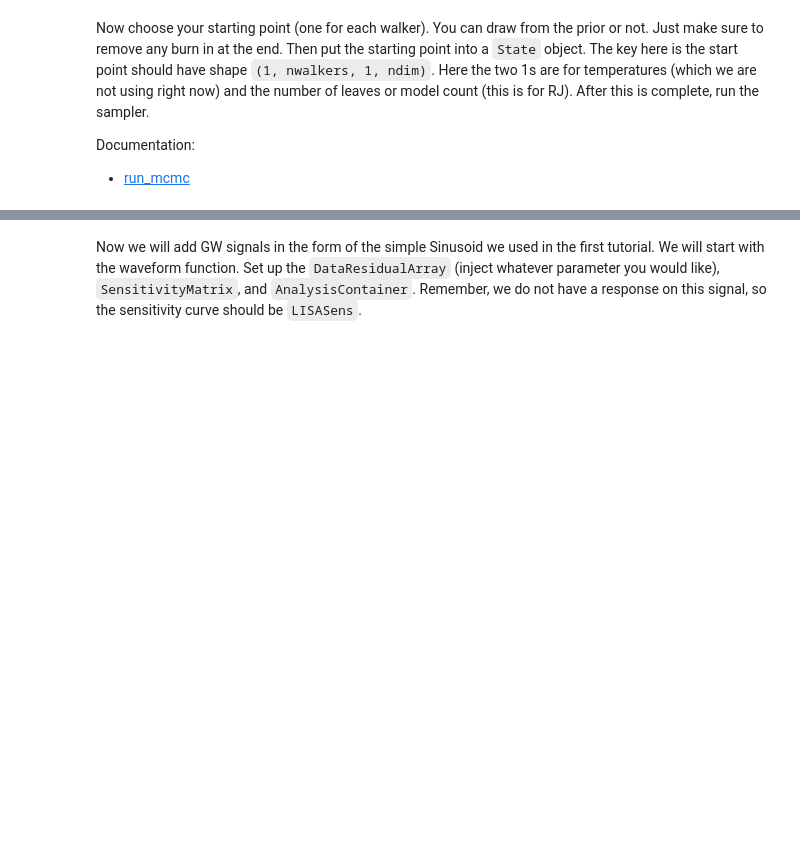
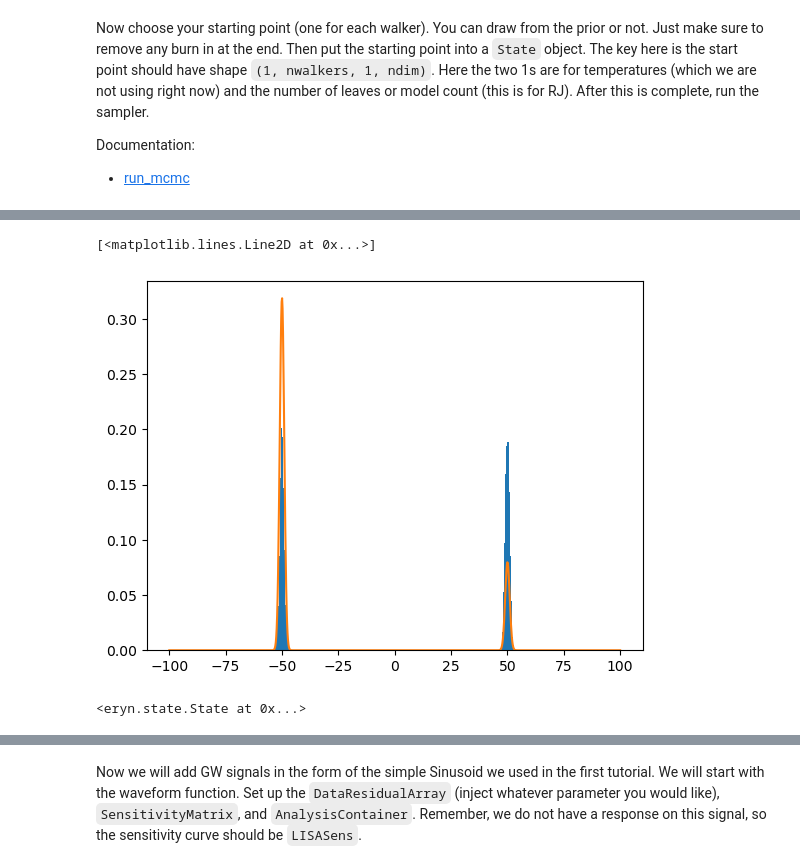
Before and after one commit to mikekatz04/LATW, a Jupyter notebook: tutorials/Tutorial3.ipynb, the cells around one changed output, grey strips where cells are left out. Drawn from its saved outputs; the diff is of its cells as text; code cells hidden in the pictures; blank space fills up the shorter version.

```diff
--- a/tutorials/Tutorial3.ipynb
+++ b/tutorials/Tutorial3.ipynb
@@ -142,0 +166,7 @@ plt.plot(x_vals, np.exp(log_like_gauss(x_vals)))
+# %%
+prior = ProbDistContainer({
+    0: uniform_dist(-1000.0, 1000.0)
+})
+nwalkers = 20
+ndim = 1
+sampler = EnsembleSampler(nwalkers, 1, like.log_like_two_gauss, prior)
@@ -142,0 +179,7 @@ plt.plot(x_vals, np.exp(log_like_gauss(x_vals)))
+# %%
+chain = sampler.get_chain()["model_0"][:, 0, :, 0]
+plt.hist(chain[7000:].flatten(), bins=np.arange(-75., 75., 0.5), density=True)
+plt.plot(x_vals, np.exp(np.array([like.log_like_two_gauss(x_tmp) for x_tmp in x_vals])))
+# %% [output]
+[<matplotlib.lines.Line2D at 0x...>]
+[figure, added]
@@ -142,0 +189,6 @@ plt.plot(x_vals, np.exp(log_like_gauss(x_vals)))
+# %%
+start_point = prior.rvs(size=(ntemps, nwalkers, 1))
+start_state = State(start_point)
+sampler_pt.run_mcmc(start_state, 50000, progress=True)
+# %% [output]
+<eryn.state.State at 0x...>
```
Also changed, not shown: parts of 25 cells of this notebook, 1 other file.
